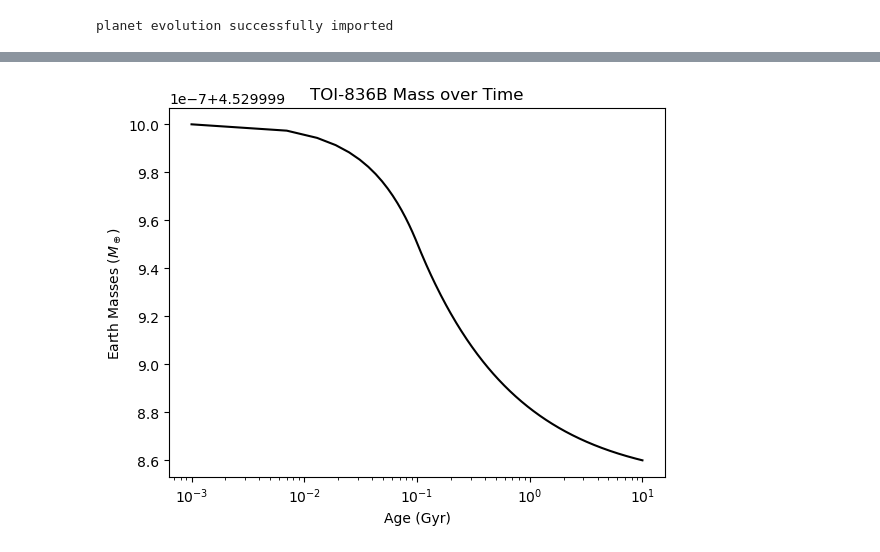
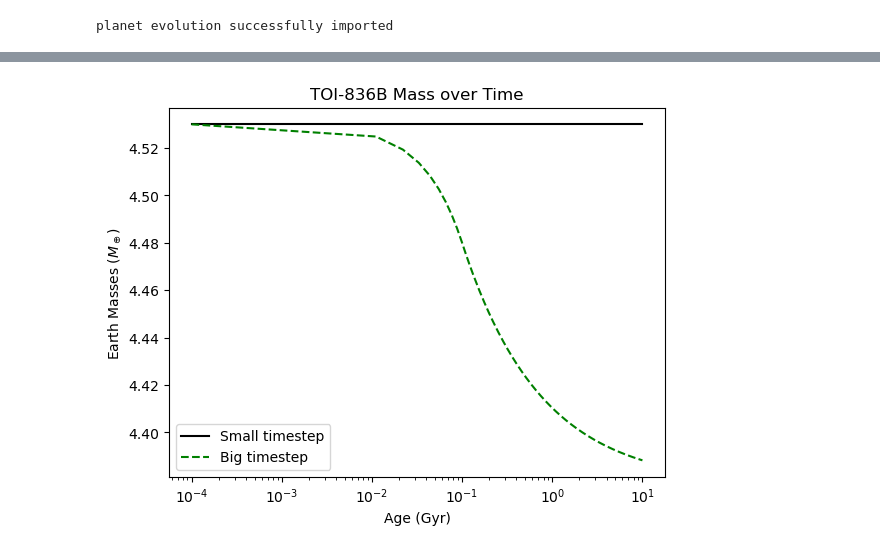
Before and after one commit to an0wen/astro9-w25-steamworldsloss, a Jupyter notebook: planet_evolution_AC.ipynb, the cells around one changed output, grey strips where cells are left out. Drawn from its saved outputs; the diff is of its cells as text; code cells hidden in the pictures.

```diff
--- a/planet_evolution_AC.ipynb
+++ b/planet_evolution_AC.ipynb
@@ -50,12 +50,12 @@ def L_He_function(M_star,t): #t in Myr
 #Efficiency parameter η - how much HE is converted into mass loss
 def eff_par(Mp,Rp):
     v_esc=((2*(G)*Mp)/(Rp))**(0.5)
-    return(0.1*(((v_esc)/(15))**(-2)))
+    return(0.1*(((v_esc)/(15000))**(-2)))
 #Mass-loss rate
 def ml_rate(Mp,Rp,a,t): #In earth masses/Billion Years
     L_HiE=L_He_function(M_star,t)
     e_p=eff_par(Mp,Rp)
-    return(e_p*((Rp**3)*L_HiE)/(4*(a**2)*(G)*Mp)) #given in kg/s
+    return(1*(e_p*((Rp**3)*L_HiE)/(4*(a**2)*(G)*Mp))) #given in kg/s
 # %%
 Rp=Rp_function(0.325,0,300,1)
 print(Rp)
@@ -77,6 +77,6 @@ print(ml_rate(M_ea,R_ea,a,t)) #kg/s
 # %%
 #Evolution
-t_evo=1e6*yr #time
+t_evo=(1e6*yr)/10 #time
 del_t=1e6*yr #increment of time changing per 1 million years
 tmax=10e9*yr #placeholder, to prevent computer overload
 Mp_0=4.53*M_ea #original mass of planet
@@ -98,12 +98,14 @@ mp_array = np.array([])
 rp_array = np.array([])
 X_array = np.array([])
 error_array = np.array([])
+ml_array=np.array([])
 
 time_array = np.append(time_array, t_evo) #seconds
 mp_array = np.append(mp_array, Mp_evo) #kg
 rp_array = np.append(rp_array, Rp_evo) #m
-X_array = np.append(X_array, X_evo)
-error_array = np.append(error_array, error_code)
+X_array = np.append(X_array, X_evo) #Water mass fraction
+error_array = np.append(error_array, error_code) #In case of error with radius in IOP
+ml_array=np.append(ml_array,ml)
 
 while t_evo<tmax:
     M_multi=((ml*del_t))
@@ -135,11 +137,16 @@ while t_evo<tmax:
         rp_array = np.append(rp_array, Rp_evo) #m
         X_array = np.append(X_array, X_evo)
         error_array = np.append(error_array, error_code)
+        ml_array=np.append(ml_array,ml)
         time_checkpoint = 0
 
 time_array = np.append(time_array, t_evo) #seconds
 mp_array = np.append(mp_array, Mp_evo) #kg
 rp_array = np.append(rp_array, Rp_evo) #m
-X_array = np.append(X_array, X_evo)
-error_array = np.append(error_array, error_code)
+X_array = np.append(X_array, X_evo) #water mass fractiom
+error_array = np.append(error_array, error_code) #in case of error in IOP
+ml_array=np.append(ml_array,ml)
+# %%
+mp_array1=mp_array
+time_array1=time_array
 # %%
@@ -198,9 +188,11 @@ plt.show()
 # %%
-plt.plot(age/(Gyr*yr), (list_planetevo_m/M_ea), color="black", linestyle="-", label="Simulated Planet")
+plt.plot(time_array1/(Gyr*yr), (mp_array1/M_ea), color="black", linestyle="-", label="Small timestep")
+plt.plot(time_array/(Gyr*yr), (mp_array/M_ea), color="green", linestyle="--", label="Big timestep")
 plt.xscale("log")
 plt.title("TOI-836B Mass over Time")
 plt.xlabel("Age (Gyr)")
 plt.ylabel("Earth Masses ($M_\\oplus$)")
+plt.legend()
 plt.show()
 # %% [output]
-[figure, old version]
+[figure, new version]
```
Also changed, not shown: parts of 8 cells of this notebook.
